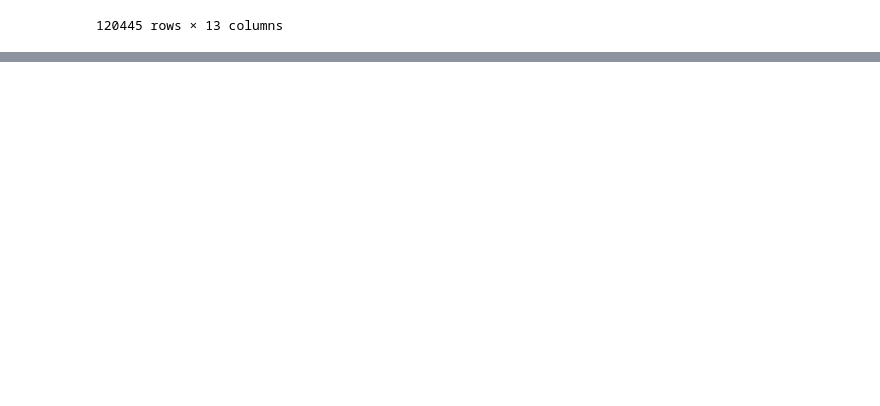
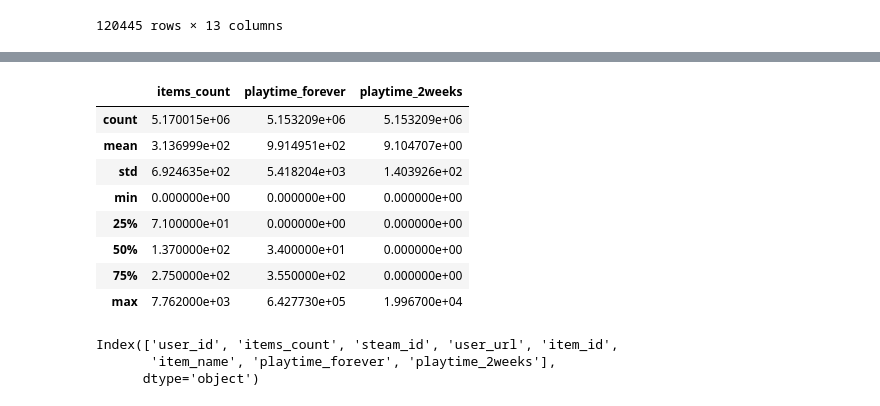
Before and after one commit to vanesalinas/HenryPI_MLOps, a Jupyter notebook: PI.ipynb, the cells around one changed output, grey strips where cells are left out. Drawn from its saved outputs; the diff is of its cells as text; code cells hidden in the pictures; blank space fills up the shorter version.

Commit message:
items-user

```diff
--- a/PI.ipynb
+++ b/PI.ipynb
@@ -51,7 +52,7 @@ def descompimir_json(ruta, variable_anidada):
 
     return df
 # %%
-user_items = descompimir_json("./PI MLOps - STEAM/users_items.json.gz",'items')
+user_items = descompimir_json("./Datasets/users_items.json.gz",'items')
 # %%
 user_items.head()
 # %% [output]
@@ -74,0 +156,20 @@ user_reviews.head()
+# %%
+# Computes summary statistics
+user_items.describe()
+# %% [output]
+|  | items_count | playtime_forever | playtime_2weeks |
+| count | 5.170015e+06 | 5.153209e+06 | 5.153209e+06 |
+| mean | 3.136999e+02 | 9.914951e+02 | 9.104707e+00 |
+| std | 6.924635e+02 | 5.418204e+03 | 1.403926e+02 |
+| min | 0.000000e+00 | 0.000000e+00 | 0.000000e+00 |
+| 25% | 7.100000e+01 | 0.000000e+00 | 0.000000e+00 |
+| 50% | 1.370000e+02 | 3.400000e+01 | 0.000000e+00 |
+| 75% | 2.750000e+02 | 3.550000e+02 | 0.000000e+00 |
+| max | 7.762000e+03 | 6.427730e+05 | 1.996700e+04 |
+# %%
+# Returns columns of dataframe
+user_items.columns
+# %% [output]
+Index(['user_id', 'items_count', 'steam_id', 'user_url', 'item_id',
+       'item_name', 'playtime_forever', 'playtime_2weeks'],
+      dtype='object')
```
Also changed, not shown: parts of 10 cells of this notebook, 2 other files.
